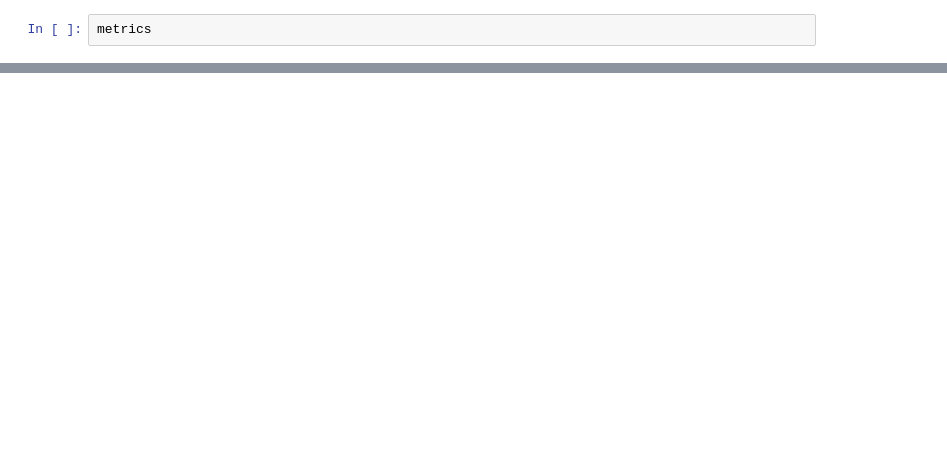
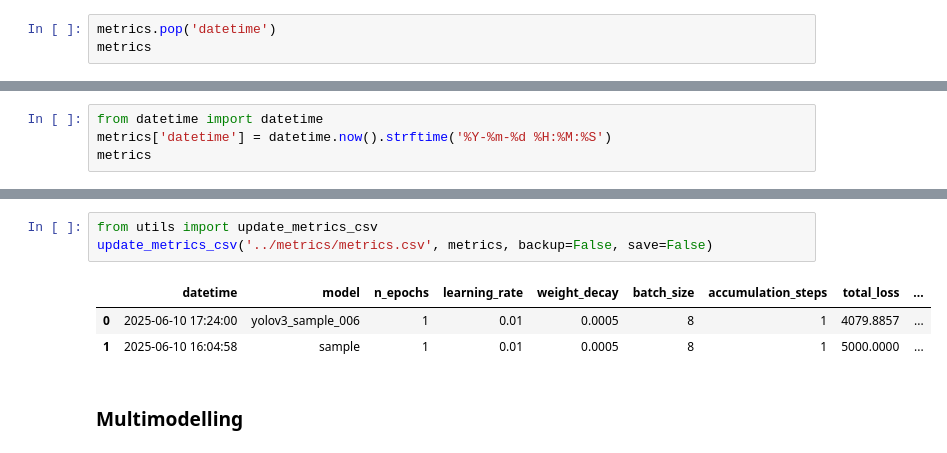
Before and after one commit to automatedtomato/sar_yolo, a Jupyter notebook: notebooks/0003_drive_test.ipynb, the cells around one changed output, grey strips where cells are left out. Saved outputs shown, nothing was run; the diff lists cells and outputs as text; blank space fills up the shorter version.

```diff
--- a/notebooks/0003_drive_test.ipynb
+++ b/notebooks/0003_drive_test.ipynb
@@ -45,4 +62,5 @@ models.train_val.evaluation:: Evaluating model...
 # %%
+metrics.pop('datetime')
 metrics
 # %% [output]
 {'model': 'yolov3_sample_006',
@@ -73,0 +89,4 @@ metrics.
+# %%
+from datetime import datetime
+metrics['datetime'] = datetime.now().strftime('%Y-%m-%d %H:%M:%S')
+metrics
@@ -73,0 +136,9 @@ metrics.
+# %%
+from utils import update_metrics_csv
+update_metrics_csv('../metrics/metrics.csv', metrics, backup=False, save=False)
+# %% [output]
+|  | datetime | model | n_epochs | learning_rate | weight_decay | batch_size | accumulation_steps | total_loss | ... |
+| 0 | 2025-06-10 17:24:00 | yolov3_sample_006 | 1 | 0.01 | 0.0005 | 8 | 1 | 4079.8857 | ... |
+| 1 | 2025-06-10 16:04:58 | sample | 1 | 0.01 | 0.0005 | 8 | 1 | 5000.0000 | ... |
+# %% [markdown]
+### Multimodelling
```
Also changed, not shown: parts of 13 cells of this notebook, 6 other files.
